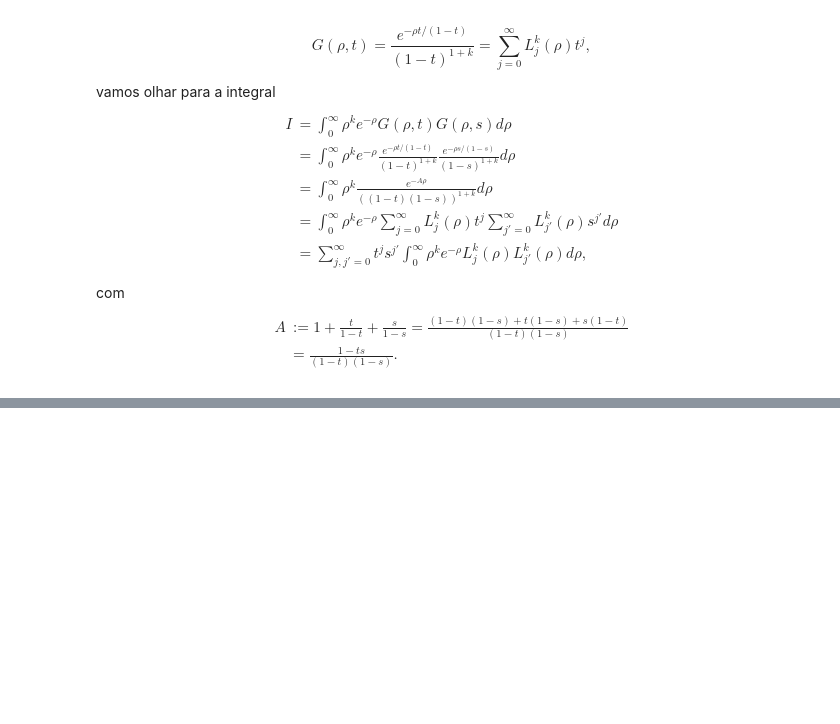
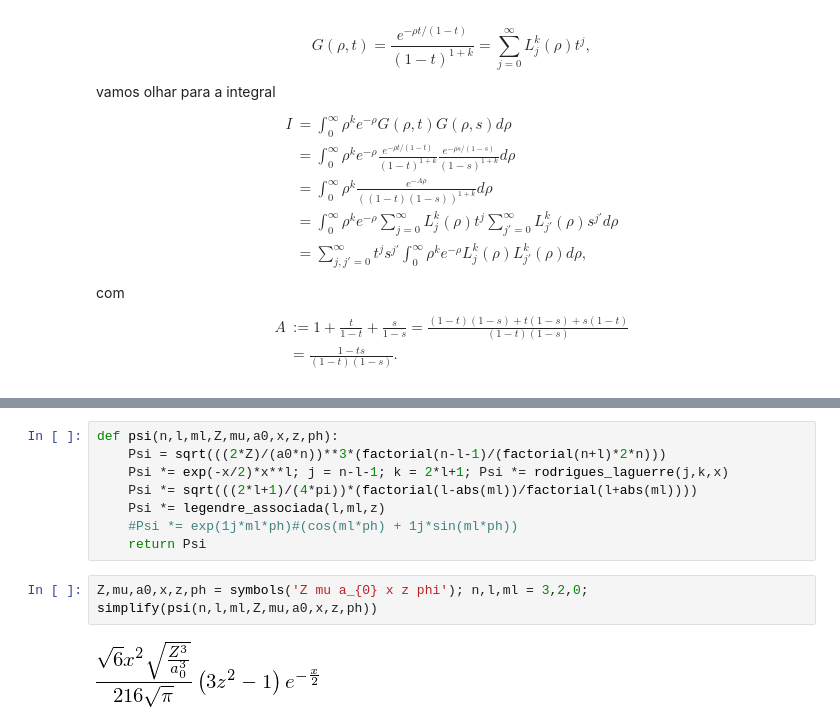
Before and after one commit to jonasmaziero/mecanica_quantica_1900-1925, a Jupyter notebook: 15_hidrogenio.ipynb, the cells around one changed output, grey strips where cells are left out. Saved outputs shown, nothing was run; the diff lists cells and outputs as text; blank space fills up the shorter version.

```diff
--- a/15_hidrogenio.ipynb
+++ b/15_hidrogenio.ipynb
@@ -1143,0 +1151,12 @@ com $L_{j}^{k}(x)=(e^{x}x^{-k}/j!)\partial_{x^{j}}(e^{-x}x^{j+k})$ e $P_{l}(z)=(
+# %%
+def psi(n,l,ml,Z,mu,a0,x,z,ph):
+    Psi = sqrt(((2*Z)/(a0*n))**3*(factorial(n-l-1)/(factorial(n+l)*2*n)))
+    Psi *= exp(-x/2)*x**l; j = n-l-1; k = 2*l+1; Psi *= rodrigues_laguerre(j,k,x)
+    Psi *= sqrt(((2*l+1)/(4*pi))*(factorial(l-abs(ml))/factorial(l+abs(ml))))
+    Psi *= legendre_associada(l,ml,z)
+    #Psi *= exp(1j*ml*ph)#(cos(ml*ph) + 1j*sin(ml*ph))
+    return Psi
+# %%
+Z,mu,a0,x,z,ph = symbols('Z mu a_{0} x z phi'); n,l,ml = 3,2,0; simplify(psi(n,l,ml,Z,mu,a0,x,z,ph))
+# %% [output]
+[figure, added]
```
Also changed, not shown: parts of 21 cells of this notebook, 3 other files.
